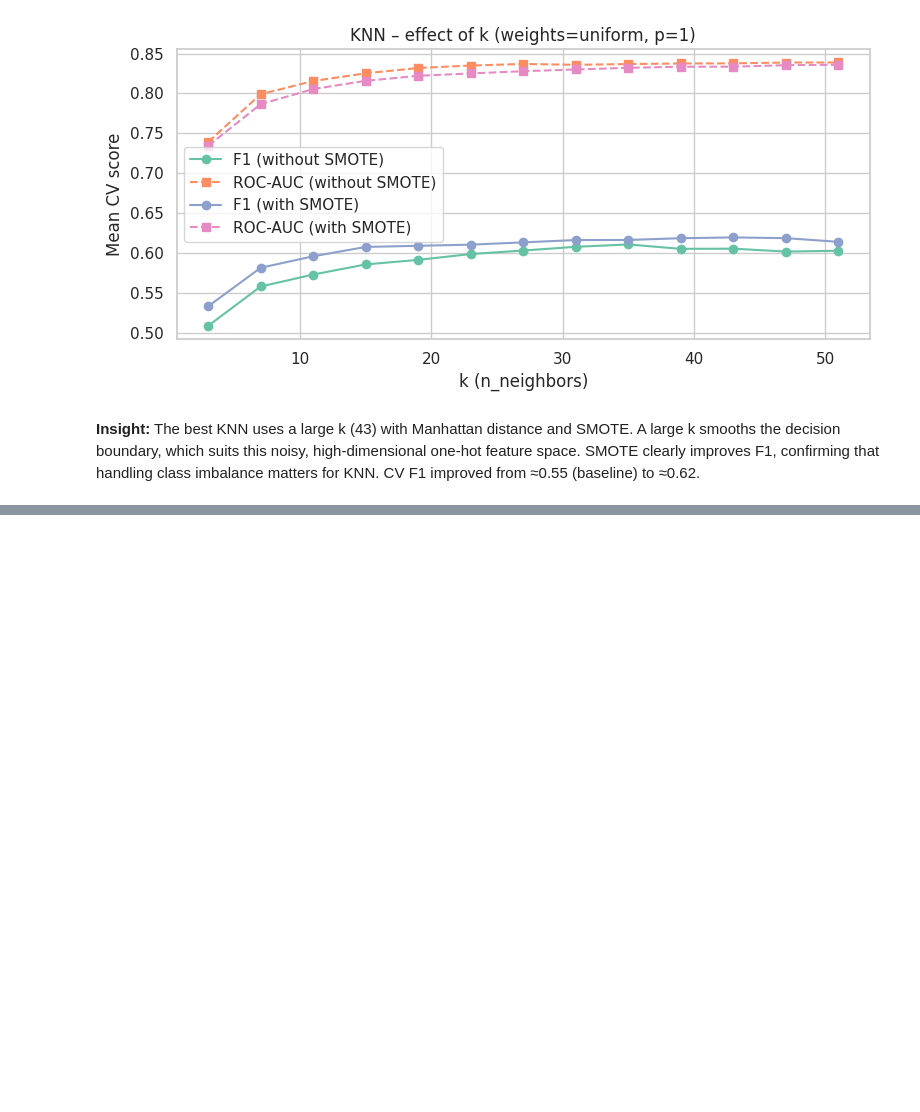
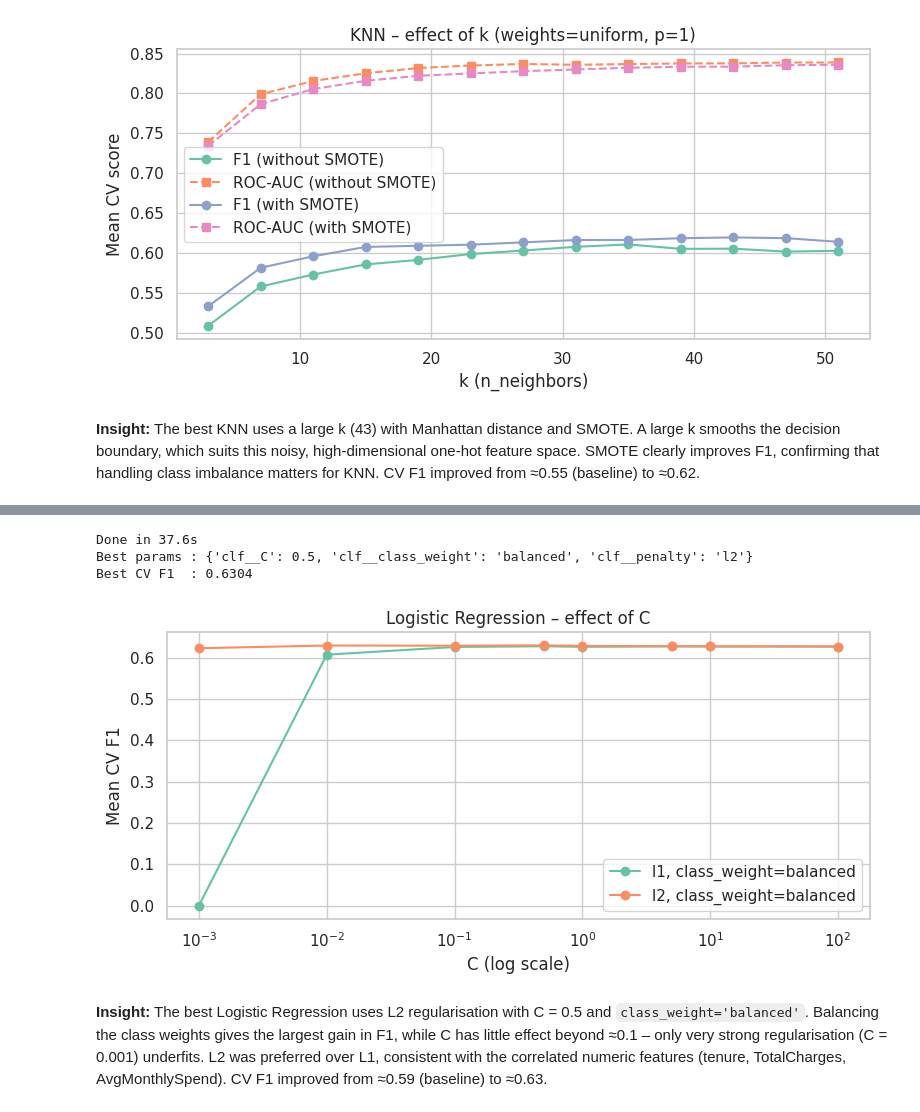
Before and after one commit to charuka200/telco-churn-ml, a Jupyter notebook: Telco_Churn_Coursework.ipynb, the cells around one changed output, grey strips where cells are left out. Cells and saved outputs as stored; diff of their text form; code cells hidden in the pictures; blank space fills up the shorter version.

Commit message:
Logistic Regression tuning

```diff
--- a/Telco_Churn_Coursework.ipynb
+++ b/Telco_Churn_Coursework.ipynb
@@ -638,0 +644,42 @@ plt.show()
+# %%
+lr_pipe = ImbPipeline([
+    ('prep', preprocess_scaled),
+    ('clf', LogisticRegression(solver='liblinear', max_iter=2000, random_state=RANDOM_STATE))
+])
+# 'liblinear' solver supports both L1 and L2 penalties
+
+lr_grid = {
+    'clf__C': [0.001, 0.01, 0.1, 0.5, 1, 5, 10, 100],
+    'clf__penalty': ['l1', 'l2'],
+    'clf__class_weight': [None, 'balanced'],
+}
+
+t0 = time.time()
+lr_search = GridSearchCV(lr_pipe, lr_grid, cv=cv, scoring=tune_scoring, refit='f1', n_jobs=-1)
+lr_search.fit(X_train, y_train)
+tuned['Logistic Regression'] = lr_search
+
+print(f'Done in {time.time() - t0:.1f}s')
+print('Best params :', lr_search.best_params_)
+print('Best CV F1  :', round(lr_search.best_score_, 4))
+# %% [output]
+Done in 37.6s
+Best params : {'clf__C': 0.5, 'clf__class_weight': 'balanced', 'clf__penalty': 'l2'}
+Best CV F1  : 0.6304
+# %%
+res = pd.DataFrame(lr_search.cv_results_)
+pivot = res.pivot_table(index='param_clf__C',
+                        columns=['param_clf__penalty', 'param_clf__class_weight'],
+                        values='mean_test_f1', aggfunc='mean')
+pivot.columns = [f'{p}, class_weight={cw}' for p, cw in pivot.columns]
+
+pivot.plot(marker='o', logx=True, figsize=(8, 4))
+plt.xlabel('C (log scale)'); plt.ylabel('Mean CV F1')
+plt.title('Logistic Regression – effect of C')
+plt.tight_layout()
+plt.savefig('figures/08_lr_C_tuning.png', bbox_inches='tight')
+plt.show()
+# %% [output]
+[figure, added]
+# %% [markdown]
+**Insight:** The best Logistic Regression uses L2 regularisation with C = 0.5 and `class_weight='balanced'`. Balancing the class weights gives the largest gain in F1, while C has little effect beyond ≈0.1 – only very strong regularisation (C = 0.001) underfits. L2 was preferred over L1, consistent with the correlated numeric features (tenure, TotalCharges, AvgMonthlySpend). CV F1 improved from ≈0.59 (baseline) to ≈0.63.
```
Also changed, not shown: parts of 8 cells of this notebook.
